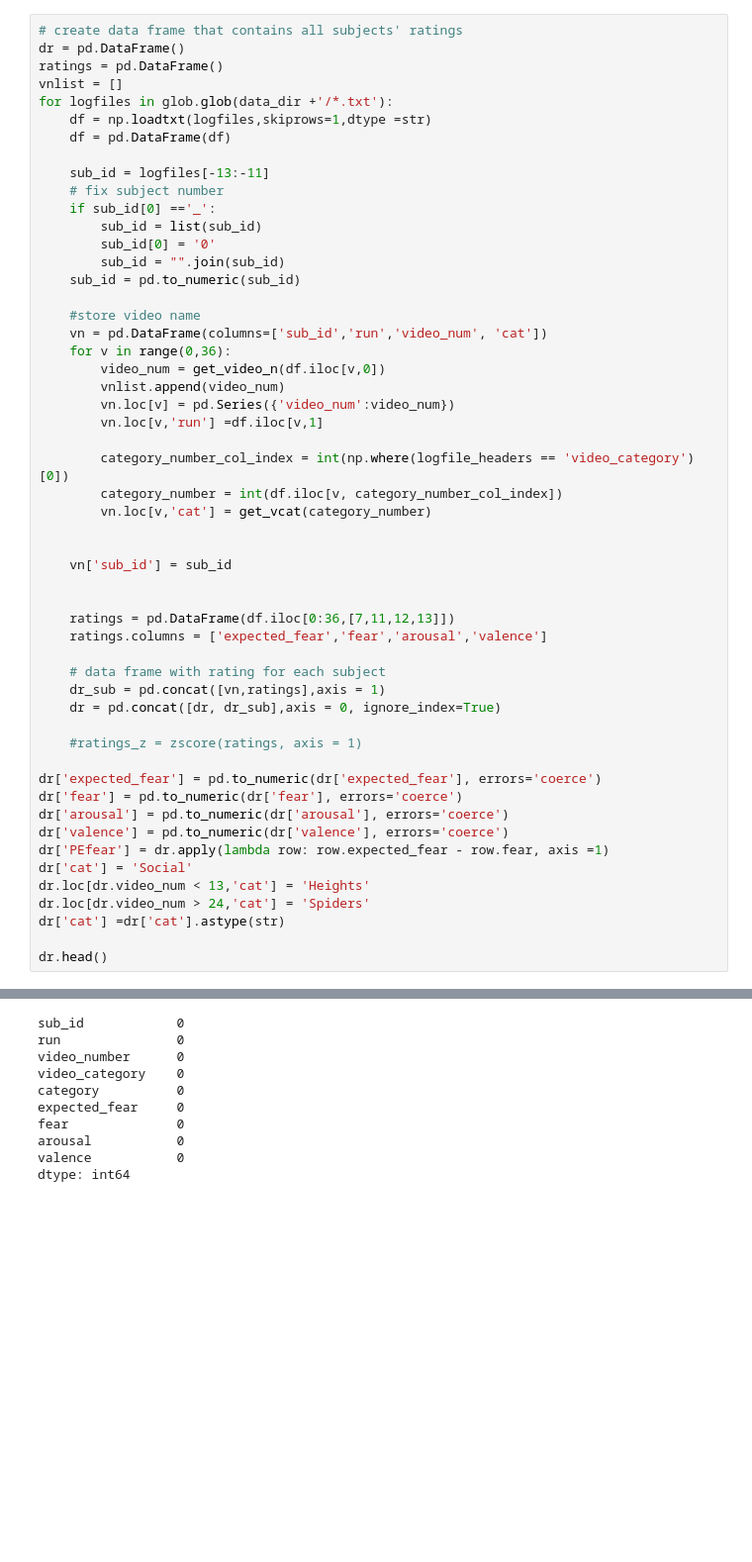
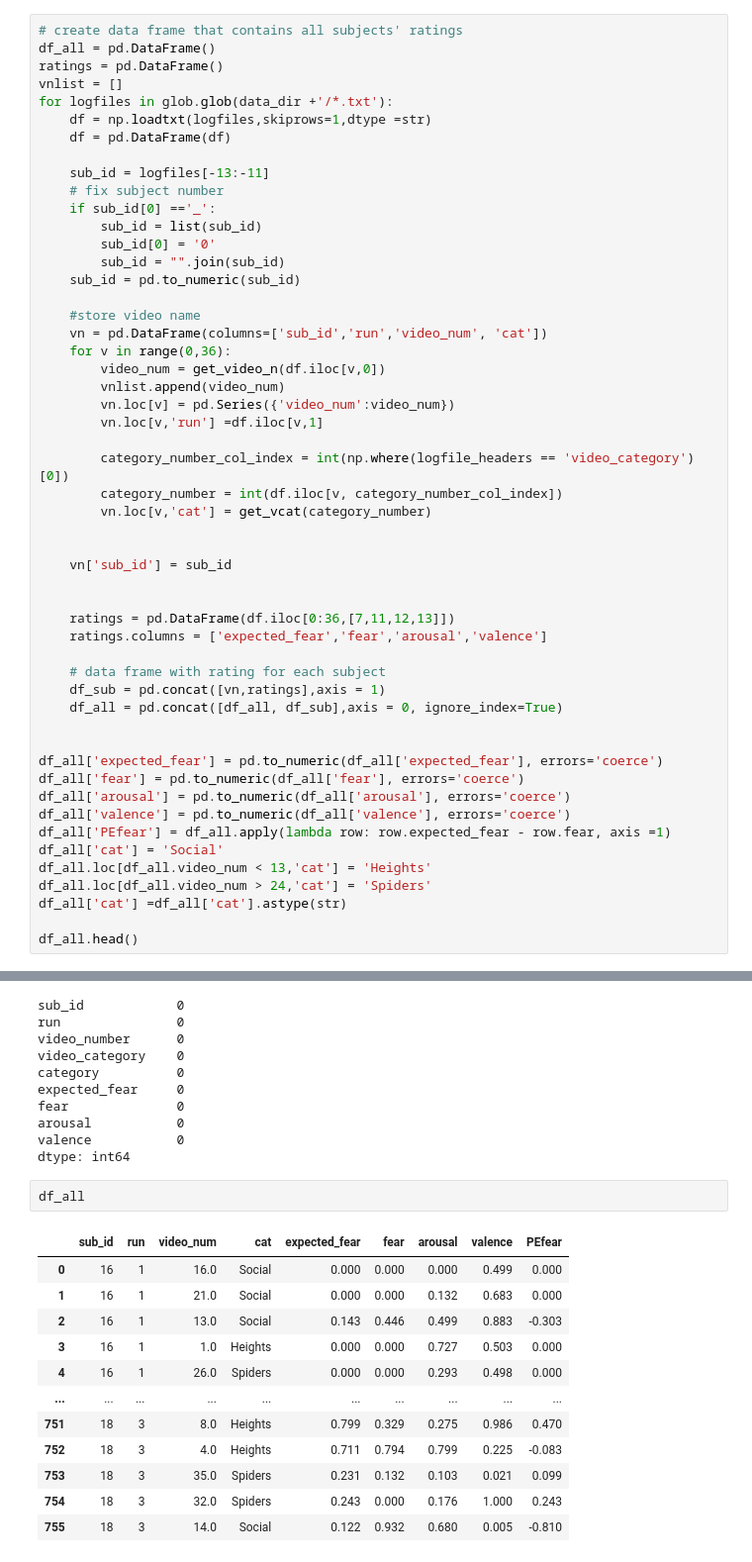
Before and after one commit to yiyuwang/AffVids_mvpa, a Jupyter notebook: 0_Preprocess_fear_ratings.ipynb, the cells around one changed output, grey strips where cells are left out. Shown at 99% size. Cells and saved outputs as stored; diff of their text form; blank space fills up the shorter version.

```diff
--- a/0_Preprocess_fear_ratings.ipynb
+++ b/0_Preprocess_fear_ratings.ipynb
@@ -109,7 +111,7 @@ def parse_task_lines(sub_id, lines, headers):
         yield [sub_id, run, video_number, category_number, video_category, expected_rating, fear_rating, arousal_rating, valence_rating ]
 # %%
 # create data frame that contains all subjects' ratings
-dr = pd.DataFrame()
+df_all = pd.DataFrame()
 ratings = pd.DataFrame()
 vnlist = []
 for logfiles in glob.glob(data_dir +'/*.txt'):
@@ -144,22 +146,21 @@ for logfiles in glob.glob(data_dir +'/*.txt'):
     ratings.columns = ['expected_fear','fear','arousal','valence']
 
     # data frame with rating for each subject
-    dr_sub = pd.concat([vn,ratings],axis = 1)
-    dr = pd.concat([dr, dr_sub],axis = 0, ignore_index=True)
+    df_sub = pd.concat([vn,ratings],axis = 1)
+    df_all = pd.concat([df_all, df_sub],axis = 0, ignore_index=True)
 
-    #ratings_z = zscore(ratings, axis = 1)
 
-dr['expected_fear'] = pd.to_numeric(dr['expected_fear'], errors='coerce')
-dr['fear'] = pd.to_numeric(dr['fear'], errors='coerce')
-dr['arousal'] = pd.to_numeric(dr['arousal'], errors='coerce')
-dr['valence'] = pd.to_numeric(dr['valence'], errors='coerce')
-dr['PEfear'] = dr.apply(lambda row: row.expected_fear - row.fear, axis =1)
-dr['cat'] = 'Social'
-dr.loc[dr.video_num < 13,'cat'] = 'Heights'
-dr.loc[dr.video_num > 24,'cat'] = 'Spiders'
-dr['cat'] =dr['cat'].astype(str)
+df_all['expected_fear'] = pd.to_numeric(df_all['expected_fear'], errors='coerce')
+df_all['fear'] = pd.to_numeric(df_all['fear'], errors='coerce')
+df_all['arousal'] = pd.to_numeric(df_all['arousal'], errors='coerce')
+df_all['valence'] = pd.to_numeric(df_all['valence'], errors='coerce')
+df_all['PEfear'] = df_all.apply(lambda row: row.expected_fear - row.fear, axis =1)
+df_all['cat'] = 'Social'
+df_all.loc[df_all.video_num < 13,'cat'] = 'Heights'
+df_all.loc[df_all.video_num > 24,'cat'] = 'Spiders'
+df_all['cat'] =df_all['cat'].astype(str)
 
-dr.head()
+df_all.head()
 # %% [output]
 |  | sub_id | run | video_num | cat | expected_fear | fear | arousal | valence | PEfear |
 | 0 | 16 | 1 | 16.0 | Social | 0.000 | 0.000 | 0.000 | 0.499 | 0.000 |
@@ -312,3 +315,18 @@ fear              0
 arousal           0
 valence           0
 dtype: int64
+# %%
+df_all
+# %% [output]
+|  | sub_id | run | video_num | cat | expected_fear | fear | arousal | valence | PEfear |
+| 0 | 16 | 1 | 16.0 | Social | 0.000 | 0.000 | 0.000 | 0.499 | 0.000 |
+| 1 | 16 | 1 | 21.0 | Social | 0.000 | 0.000 | 0.132 | 0.683 | 0.000 |
+| 2 | 16 | 1 | 13.0 | Social | 0.143 | 0.446 | 0.499 | 0.883 | -0.303 |
+| 3 | 16 | 1 | 1.0 | Heights | 0.000 | 0.000 | 0.727 | 0.503 | 0.000 |
+| 4 | 16 | 1 | 26.0 | Spiders | 0.000 | 0.000 | 0.293 | 0.498 | 0.000 |
+| ... | ... | ... | ... | ... | ... | ... | ... | ... | ... |
+| 751 | 18 | 3 | 8.0 | Heights | 0.799 | 0.329 | 0.275 | 0.986 | 0.470 |
+| 752 | 18 | 3 | 4.0 | Heights | 0.711 | 0.794 | 0.799 | 0.225 | -0.083 |
+| 753 | 18 | 3 | 35.0 | Spiders | 0.231 | 0.132 | 0.103 | 0.021 | 0.099 |
+| 754 | 18 | 3 | 32.0 | Spiders | 0.243 | 0.000 | 0.176 | 1.000 | 0.243 |
+| 755 | 18 | 3 | 14.0 | Social | 0.122 | 0.932 | 0.680 | 0.005 | -0.810 |
```
Also changed, not shown: parts of 9 cells of this notebook, 3 other files.
